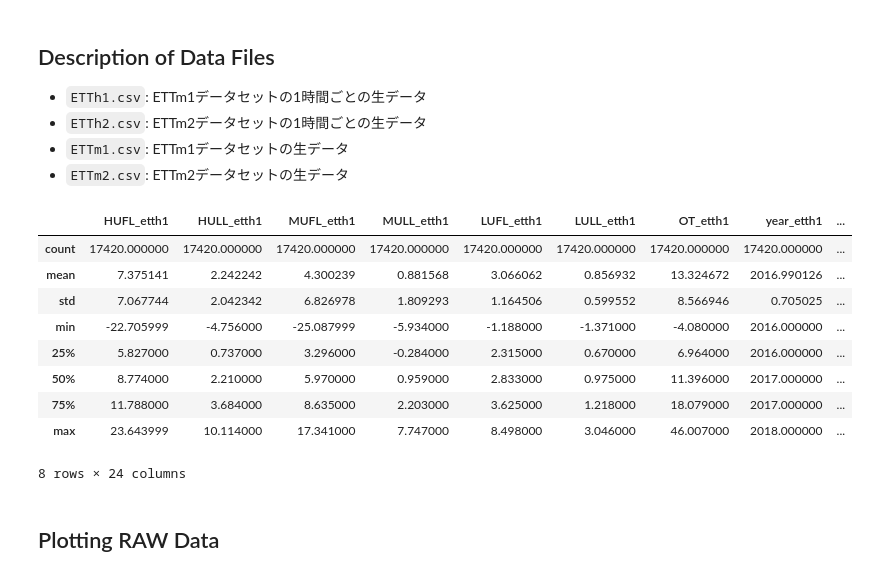
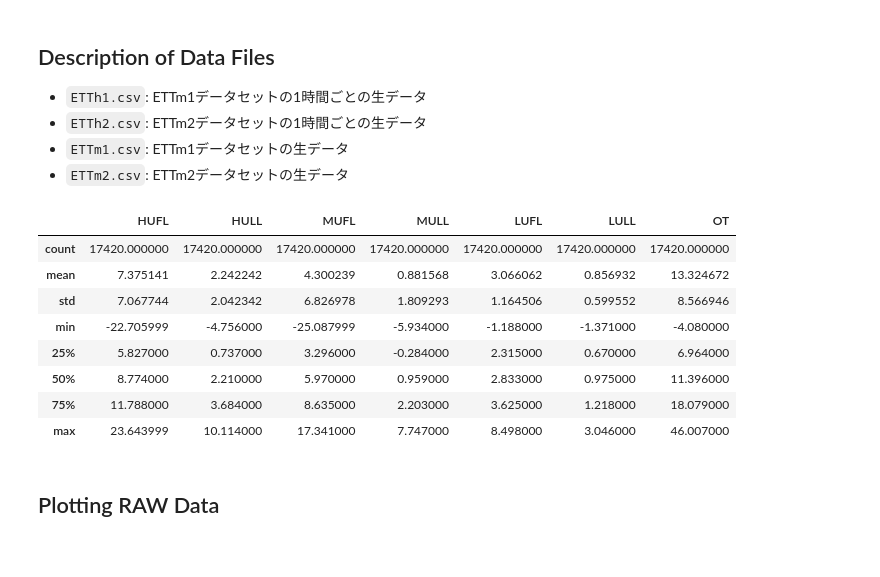
Before and after one commit to YHTR0257/athena-assignment, a Jupyter notebook: notebooks/eda.ipynb, the cells around one changed output. Drawn from its saved outputs; the diff is of its cells as text; code cells hidden in the pictures.

```diff
--- a/notebooks/eda.ipynb
+++ b/notebooks/eda.ipynb
@@ -64,18 +71,17 @@ _log.debug(f" Combined ETTm data shape: {df_ettm.shape}")
 - `ETTm1.csv`: ETTm1データセットの生データ
 - `ETTm2.csv`: ETTm2データセットの生データ
 # %%
-data_processor.describe_data(df_etth, )
+data_processor.describe_data(h1, )
 # %% [output]
-|  | HUFL_etth1 | HULL_etth1 | MUFL_etth1 | MULL_etth1 | LUFL_etth1 | LULL_etth1 | OT_etth1 | year_etth1 | ... |
-| count | 17420.000000 | 17420.000000 | 17420.000000 | 17420.000000 | 17420.000000 | 17420.000000 | 17420.000000 | 17420.000000 | ... |
-| mean | 7.375141 | 2.242242 | 4.300239 | 0.881568 | 3.066062 | 0.856932 | 13.324672 | 2016.990126 | ... |
-| std | 7.067744 | 2.042342 | 6.826978 | 1.809293 | 1.164506 | 0.599552 | 8.566946 | 0.705025 | ... |
-| min | -22.705999 | -4.756000 | -25.087999 | -5.934000 | -1.188000 | -1.371000 | -4.080000 | 2016.000000 | ... |
-| 25% | 5.827000 | 0.737000 | 3.296000 | -0.284000 | 2.315000 | 0.670000 | 6.964000 | 2016.000000 | ... |
-| 50% | 8.774000 | 2.210000 | 5.970000 | 0.959000 | 2.833000 | 0.975000 | 11.396000 | 2017.000000 | ... |
-| 75% | 11.788000 | 3.684000 | 8.635000 | 2.203000 | 3.625000 | 1.218000 | 18.079000 | 2017.000000 | ... |
-| max | 23.643999 | 10.114000 | 17.341000 | 7.747000 | 8.498000 | 3.046000 | 46.007000 | 2018.000000 | ... |
+|  | HUFL | HULL | MUFL | MULL | LUFL | LULL | OT |
+| count | 17420.000000 | 17420.000000 | 17420.000000 | 17420.000000 | 17420.000000 | 17420.000000 | 17420.000000 |
+| mean | 7.375141 | 2.242242 | 4.300239 | 0.881568 | 3.066062 | 0.856932 | 13.324672 |
+| std | 7.067744 | 2.042342 | 6.826978 | 1.809293 | 1.164506 | 0.599552 | 8.566946 |
+| min | -22.705999 | -4.756000 | -25.087999 | -5.934000 | -1.188000 | -1.371000 | -4.080000 |
+| 25% | 5.827000 | 0.737000 | 3.296000 | -0.284000 | 2.315000 | 0.670000 | 6.964000 |
+| 50% | 8.774000 | 2.210000 | 5.970000 | 0.959000 | 2.833000 | 0.975000 | 11.396000 |
+| 75% | 11.788000 | 3.684000 | 8.635000 | 2.203000 | 3.625000 | 1.218000 | 18.079000 |
+| max | 23.643999 | 10.114000 | 17.341000 | 7.747000 | 8.498000 | 3.046000 | 46.007000 |
-8 rows × 24 columns
 # %% [markdown]
 ## Plotting RAW Data
 # %%
```
Also changed, not shown: parts of 3 cells of this notebook, 1 other file.
